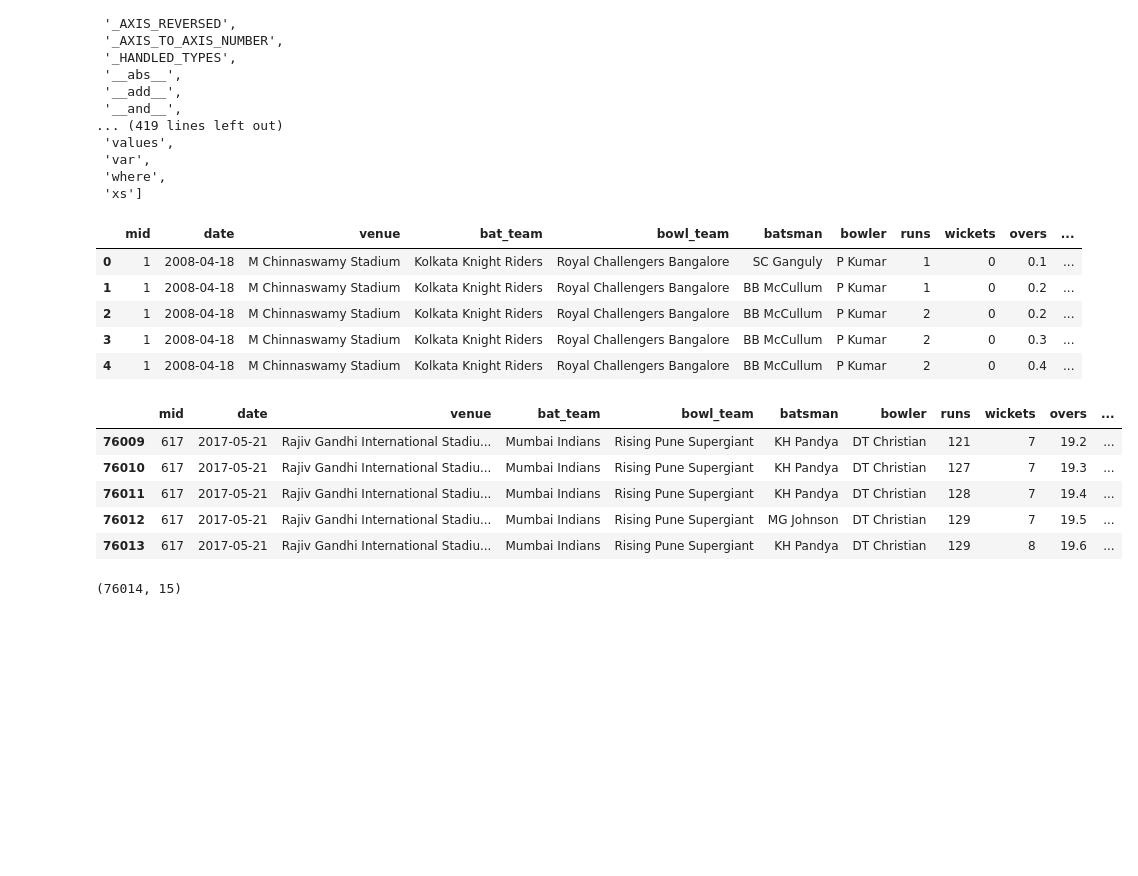
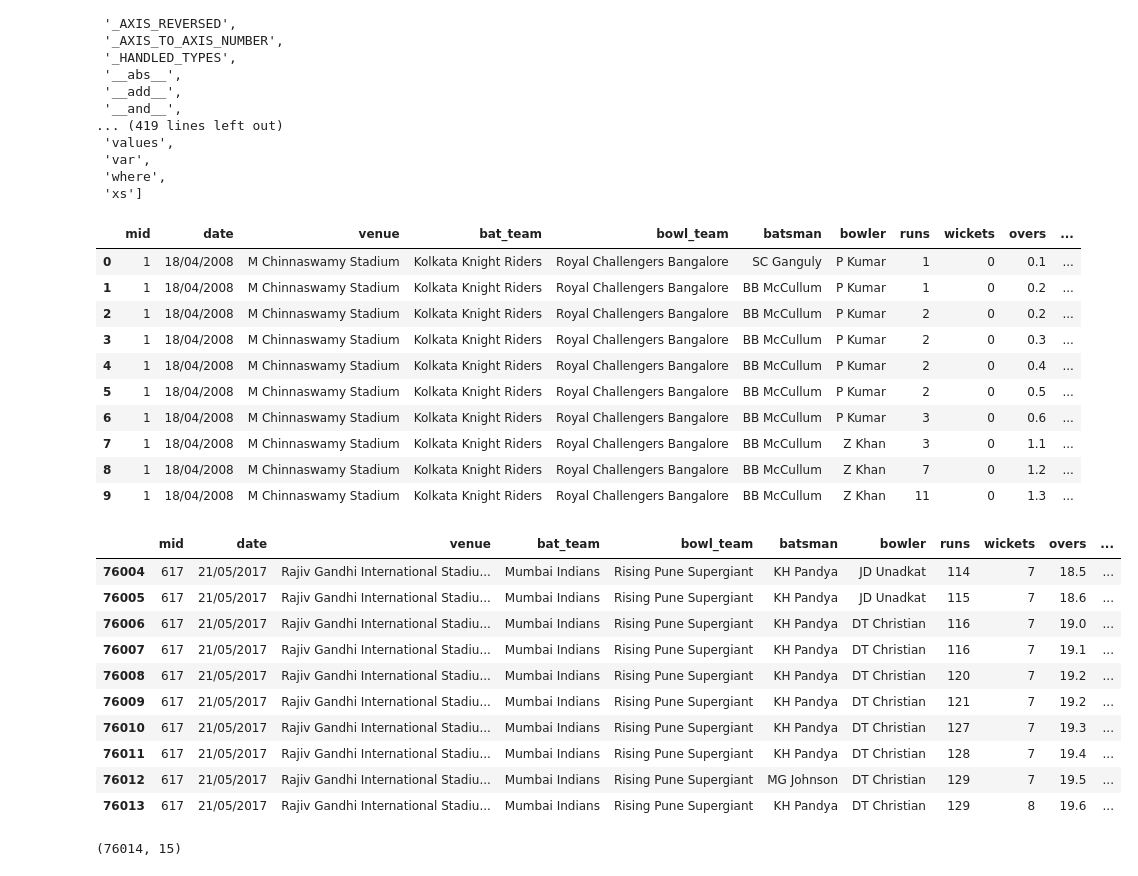
Before and after one commit to anilgujiri/BIA, a Jupyter notebook: Day5 - Pandas/pandas.ipynb, the cells around one changed output. Saved outputs shown, nothing was run; the diff lists cells and outputs as text; code cells hidden in the pictures; blank space fills up the shorter version.

```diff
--- a/Day5 - Pandas/pandas.ipynb
+++ b/Day5 - Pandas/pandas.ipynb
@@ -30,5 +40,7 @@ dbname=POSTGRES_DBNAME))
 cnx = create_engine(postgres_str)
 
 df = pd.read_sql_query("SELECT * FROM my_view", con=cnx))
+# %%
+df = read_csv()
 # %%
 print("Anil")
@@ -107,23 +99,33 @@ dir(df_temp)
  'where',
  'xs']
 # %%
-df.head()
+df.head(10)
 # %% [output]
 |  | mid | date | venue | bat_team | bowl_team | batsman | bowler | runs | wickets | overs | ... |
-| 0 | 1 | 2008-04-18 | M Chinnaswamy Stadium | Kolkata Knight Riders | Royal Challengers Bangalore | SC Ganguly | P Kumar | 1 | 0 | 0.1 | ... |
-| 1 | 1 | 2008-04-18 | M Chinnaswamy Stadium | Kolkata Knight Riders | Royal Challengers Bangalore | BB McCullum | P Kumar | 1 | 0 | 0.2 | ... |
-| 2 | 1 | 2008-04-18 | M Chinnaswamy Stadium | Kolkata Knight Riders | Royal Challengers Bangalore | BB McCullum | P Kumar | 2 | 0 | 0.2 | ... |
-| 3 | 1 | 2008-04-18 | M Chinnaswamy Stadium | Kolkata Knight Riders | Royal Challengers Bangalore | BB McCullum | P Kumar | 2 | 0 | 0.3 | ... |
-| 4 | 1 | 2008-04-18 | M Chinnaswamy Stadium | Kolkata Knight Riders | Royal Challengers Bangalore | BB McCullum | P Kumar | 2 | 0 | 0.4 | ... |
+| 0 | 1 | 18/04/2008 | M Chinnaswamy Stadium | Kolkata Knight Riders | Royal Challengers Bangalore | SC Ganguly | P Kumar | 1 | 0 | 0.1 | ... |
+| 1 | 1 | 18/04/2008 | M Chinnaswamy Stadium | Kolkata Knight Riders | Royal Challengers Bangalore | BB McCullum | P Kumar | 1 | 0 | 0.2 | ... |
+| 2 | 1 | 18/04/2008 | M Chinnaswamy Stadium | Kolkata Knight Riders | Royal Challengers Bangalore | BB McCullum | P Kumar | 2 | 0 | 0.2 | ... |
+| 3 | 1 | 18/04/2008 | M Chinnaswamy Stadium | Kolkata Knight Riders | Royal Challengers Bangalore | BB McCullum | P Kumar | 2 | 0 | 0.3 | ... |
+| 4 | 1 | 18/04/2008 | M Chinnaswamy Stadium | Kolkata Knight Riders | Royal Challengers Bangalore | BB McCullum | P Kumar | 2 | 0 | 0.4 | ... |
+| 5 | 1 | 18/04/2008 | M Chinnaswamy Stadium | Kolkata Knight Riders | Royal Challengers Bangalore | BB McCullum | P Kumar | 2 | 0 | 0.5 | ... |
+| 6 | 1 | 18/04/2008 | M Chinnaswamy Stadium | Kolkata Knight Riders | Royal Challengers Bangalore | BB McCullum | P Kumar | 3 | 0 | 0.6 | ... |
+| 7 | 1 | 18/04/2008 | M Chinnaswamy Stadium | Kolkata Knight Riders | Royal Challengers Bangalore | BB McCullum | Z Khan | 3 | 0 | 1.1 | ... |
+| 8 | 1 | 18/04/2008 | M Chinnaswamy Stadium | Kolkata Knight Riders | Royal Challengers Bangalore | BB McCullum | Z Khan | 7 | 0 | 1.2 | ... |
+| 9 | 1 | 18/04/2008 | M Chinnaswamy Stadium | Kolkata Knight Riders | Royal Challengers Bangalore | BB McCullum | Z Khan | 11 | 0 | 1.3 | ... |
 # %%
-df.tail()
+df.tail(10)
 # %% [output]
 |  | mid | date | venue | bat_team | bowl_team | batsman | bowler | runs | wickets | overs | ... |
-| 76009 | 617 | 2017-05-21 | Rajiv Gandhi International Stadiu... | Mumbai Indians | Rising Pune Supergiant | KH Pandya | DT Christian | 121 | 7 | 19.2 | ... |
-| 76010 | 617 | 2017-05-21 | Rajiv Gandhi International Stadiu... | Mumbai Indians | Rising Pune Supergiant | KH Pandya | DT Christian | 127 | 7 | 19.3 | ... |
-| 76011 | 617 | 2017-05-21 | Rajiv Gandhi International Stadiu... | Mumbai Indians | Rising Pune Supergiant | KH Pandya | DT Christian | 128 | 7 | 19.4 | ... |
-| 76012 | 617 | 2017-05-21 | Rajiv Gandhi International Stadiu... | Mumbai Indians | Rising Pune Supergiant | MG Johnson | DT Christian | 129 | 7 | 19.5 | ... |
-| 76013 | 617 | 2017-05-21 | Rajiv Gandhi International Stadiu... | Mumbai Indians | Rising Pune Supergiant | KH Pandya | DT Christian | 129 | 8 | 19.6 | ... |
+| 76004 | 617 | 21/05/2017 | Rajiv Gandhi International Stadiu... | Mumbai Indians | Rising Pune Supergiant | KH Pandya | JD Unadkat | 114 | 7 | 18.5 | ... |
+| 76005 | 617 | 21/05/2017 | Rajiv Gandhi International Stadiu... | Mumbai Indians | Rising Pune Supergiant | KH Pandya | JD Unadkat | 115 | 7 | 18.6 | ... |
+| 76006 | 617 | 21/05/2017 | Rajiv Gandhi International Stadiu... | Mumbai Indians | Rising Pune Supergiant | KH Pandya | DT Christian | 116 | 7 | 19.0 | ... |
+| 76007 | 617 | 21/05/2017 | Rajiv Gandhi International Stadiu... | Mumbai Indians | Rising Pune Supergiant | KH Pandya | DT Christian | 116 | 7 | 19.1 | ... |
+| 76008 | 617 | 21/05/2017 | Rajiv Gandhi International Stadiu... | Mumbai Indians | Rising Pune Supergiant | KH Pandya | DT Christian | 120 | 7 | 19.2 | ... |
+| 76009 | 617 | 21/05/2017 | Rajiv Gandhi International Stadiu... | Mumbai Indians | Rising Pune Supergiant | KH Pandya | DT Christian | 121 | 7 | 19.2 | ... |
+| 76010 | 617 | 21/05/2017 | Rajiv Gandhi International Stadiu... | Mumbai Indians | Rising Pune Supergiant | KH Pandya | DT Christian | 127 | 7 | 19.3 | ... |
+| 76011 | 617 | 21/05/2017 | Rajiv Gandhi International Stadiu... | Mumbai Indians | Rising Pune Supergiant | KH Pandya | DT Christian | 128 | 7 | 19.4 | ... |
+| 76012 | 617 | 21/05/2017 | Rajiv Gandhi International Stadiu... | Mumbai Indians | Rising Pune Supergiant | MG Johnson | DT Christian | 129 | 7 | 19.5 | ... |
+| 76013 | 617 | 21/05/2017 | Rajiv Gandhi International Stadiu... | Mumbai Indians | Rising Pune Supergiant | KH Pandya | DT Christian | 129 | 8 | 19.6 | ... |
 # %%
 df.shape
 # %% [output]
```
Also changed, not shown: parts of 53 cells of this notebook, 11 other files.
